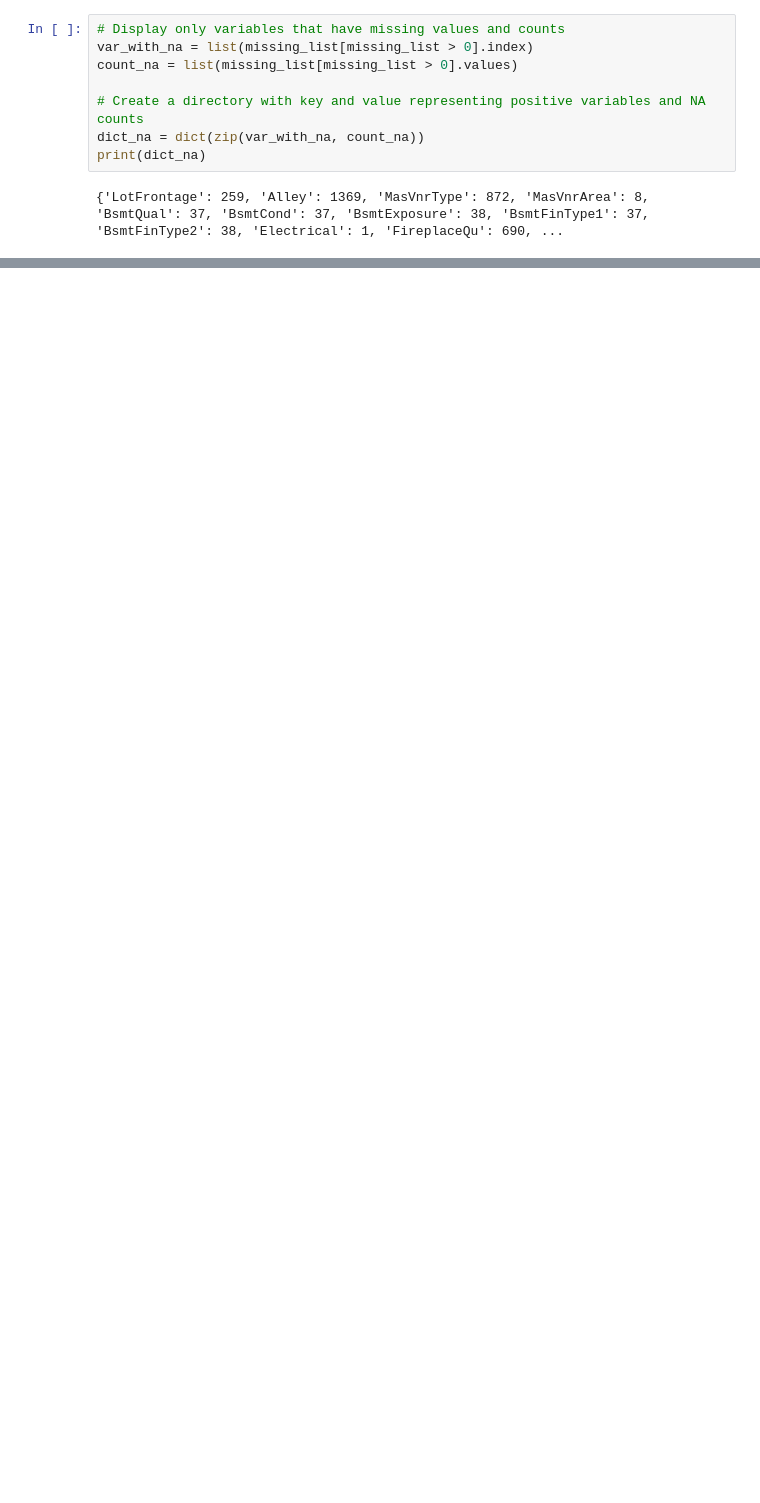
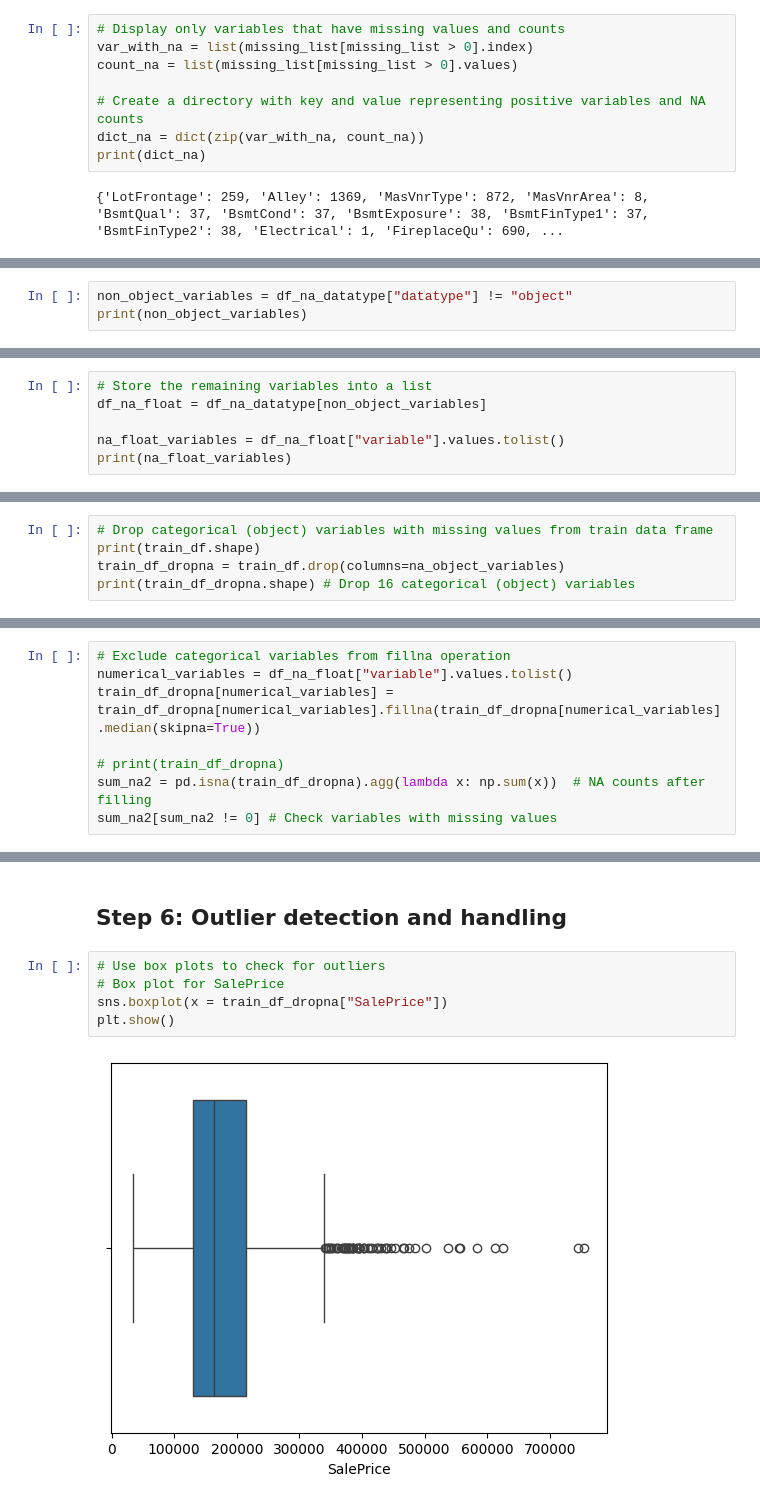
Before and after one commit to davidzhao1015/house-price-eda, a Jupyter notebook: house-price-EDA.ipynb, the cells around one changed output, grey strips where cells are left out. Saved outputs shown, nothing was run; the diff lists cells and outputs as text; blank space fills up the shorter version.

```diff
--- a/house-price-EDA.ipynb
+++ b/house-price-EDA.ipynb
@@ -146,0 +274,3 @@ print(dict_na)
+# %%
+non_object_variables = df_na_datatype["datatype"] != "object"
+print(non_object_variables)
@@ -146,0 +298,6 @@ print(dict_na)
+# %%
+# Store the remaining variables into a list
+df_na_float = df_na_datatype[non_object_variables]
+
+na_float_variables = df_na_float["variable"].values.tolist()
+print(na_float_variables)
@@ -146,0 +306,5 @@ print(dict_na)
+# %%
+# Drop categorical (object) variables with missing values from train data frame
+print(train_df.shape)
+train_df_dropna = train_df.drop(columns=na_object_variables)
+print(train_df_dropna.shape) # Drop 16 categorical (object) variables
@@ -146,0 +324,8 @@ print(dict_na)
+# %%
+# Exclude categorical variables from fillna operation
+numerical_variables = df_na_float["variable"].values.tolist()
+train_df_dropna[numerical_variables] = train_df_dropna[numerical_variables].fillna(train_df_dropna[numerical_variables].median(skipna=True))
+
+# print(train_df_dropna)
+sum_na2 = pd.isna(train_df_dropna).agg(lambda x: np.sum(x))  # NA counts after filling
+sum_na2[sum_na2 != 0] # Check variables with missing values
@@ -146,0 +367,9 @@ print(dict_na)
+# %% [markdown]
+## Step 6: Outlier detection and handling
+# %%
+# Use box plots to check for outliers
+# Box plot for SalePrice
+sns.boxplot(x = train_df_dropna["SalePrice"])
+plt.show()
+# %% [output]
+[figure, added]
```
Also changed, not shown: parts of 27 cells of this notebook, 1 other file.
